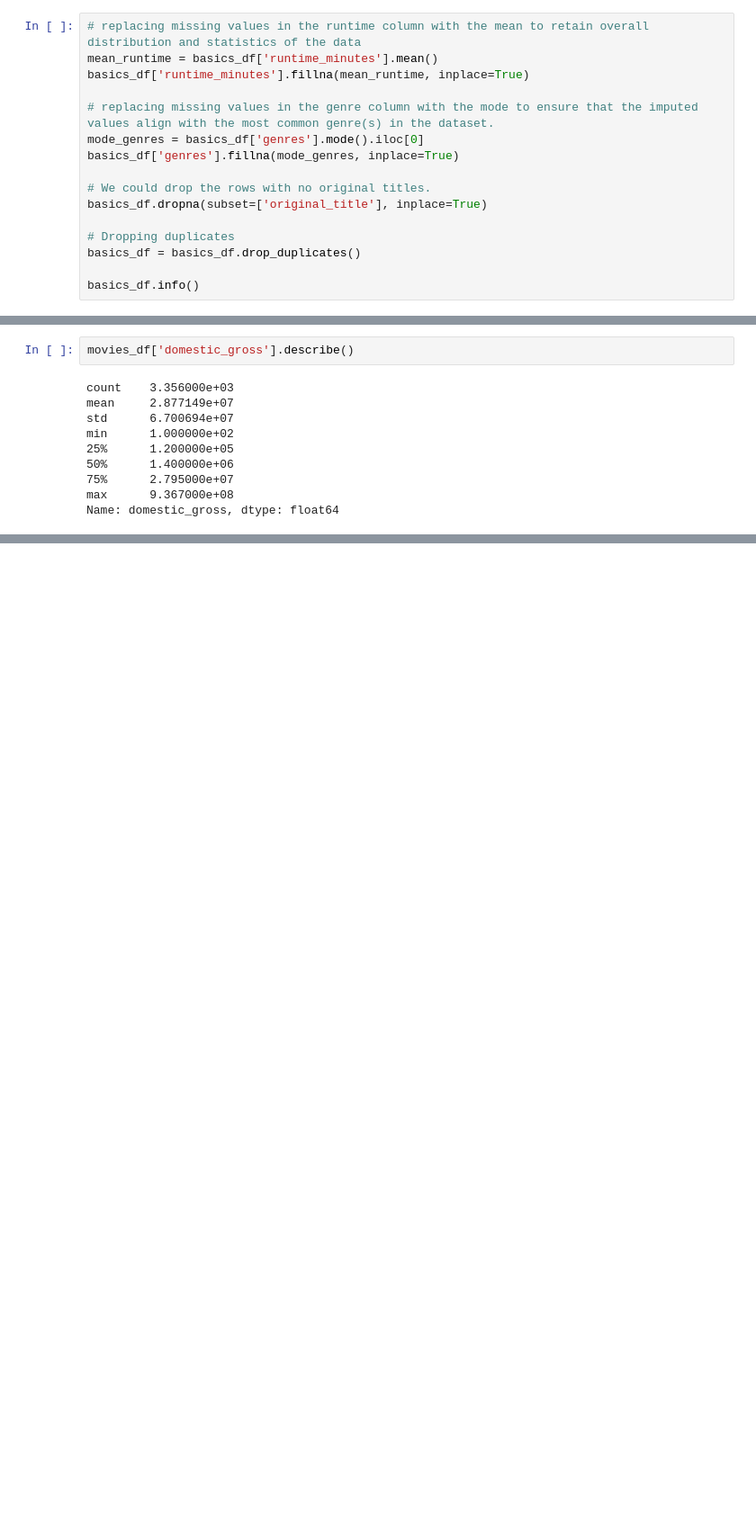
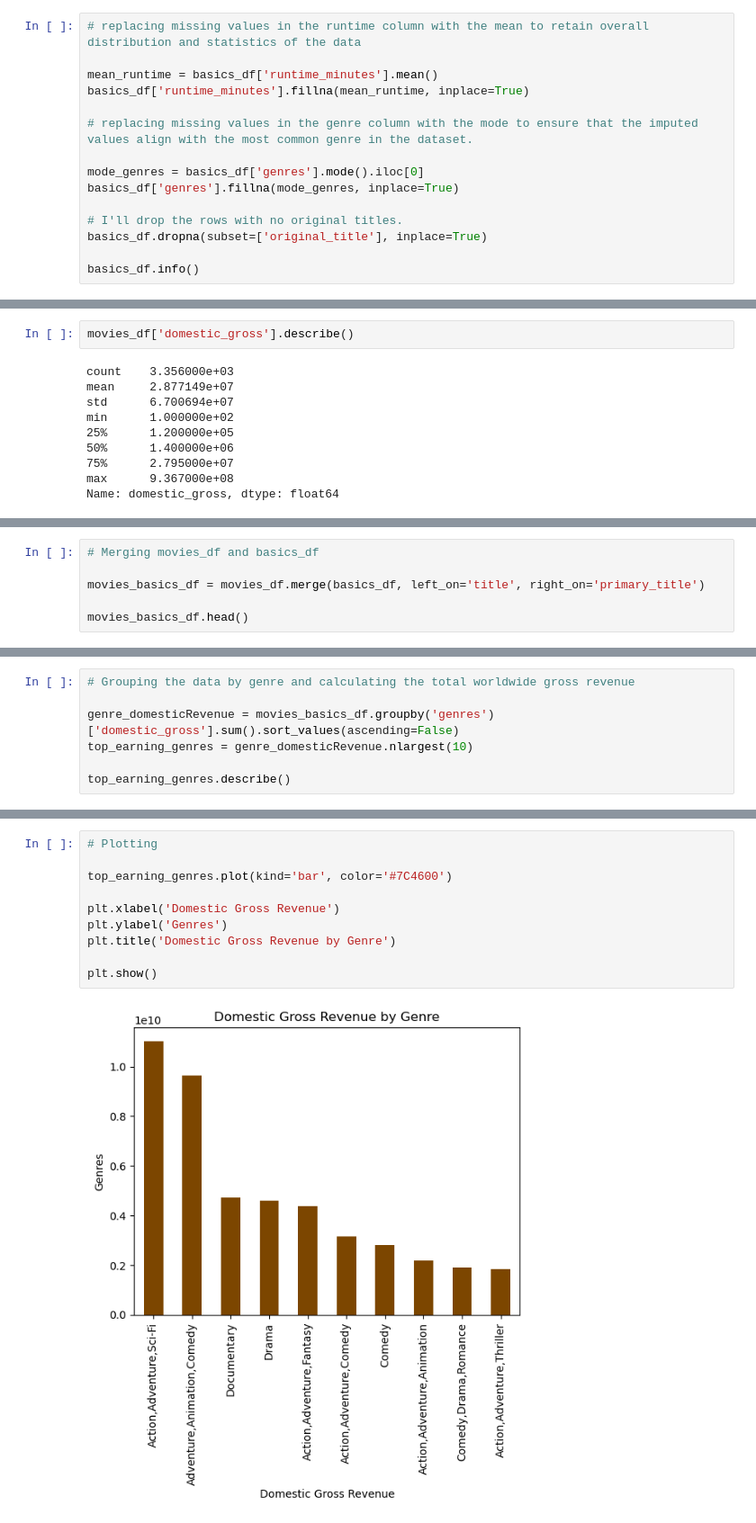
Before and after one commit to ItsjustWanjiru/Microsoft-Movie-Studio-Analysis, a Jupyter notebook: student.ipynb, the cells around one changed output, grey strips where cells are left out. Shown at 90% size. Cells and saved outputs as stored; diff of their text form; blank space fills up the shorter version.

```diff
--- a/student.ipynb
+++ b/student.ipynb
@@ -129,18 +178,17 @@ memory usage: 6.7+ MB
 # %%
 # replacing missing values in the runtime column with the mean to retain overall distribution and statistics of the data
+
 mean_runtime = basics_df['runtime_minutes'].mean()
 basics_df['runtime_minutes'].fillna(mean_runtime, inplace=True)
 
-# replacing missing values in the genre column with the mode to ensure that the imputed values align with the most common genre(s) in the dataset.
+# replacing missing values in the genre column with the mode to ensure that the imputed values align with the most common genre in the dataset.
+
 mode_genres = basics_df['genres'].mode().iloc[0]
 basics_df['genres'].fillna(mode_genres, inplace=True)
 
-# We could drop the rows with no original titles.
+# I'll drop the rows with no original titles.
 basics_df.dropna(subset=['original_title'], inplace=True)
 
-# Dropping duplicates
-basics_df = basics_df.drop_duplicates()
-
 basics_df.info()
 # %% [output]
 <class 'pandas.core.frame.DataFrame'>
@@ -559,0 +337,6 @@ plt.show()
+# %%
+# Merging movies_df and basics_df
+
+movies_basics_df = movies_df.merge(basics_df, left_on='title', right_on='primary_title')
+
+movies_basics_df.head()
@@ -559,0 +350,7 @@ plt.show()
+# %%
+# Grouping the data by genre and calculating the total worldwide gross revenue
+
+genre_domesticRevenue = movies_basics_df.groupby('genres')['domestic_gross'].sum().sort_values(ascending=False)
+top_earning_genres = genre_domesticRevenue.nlargest(10)
+
+top_earning_genres.describe()
@@ -559,0 +367,12 @@ plt.show()
+# %%
+# Plotting
+
+top_earning_genres.plot(kind='bar', color='#7C4600')
+
+plt.xlabel('Domestic Gross Revenue')
+plt.ylabel('Genres')
+plt.title('Domestic Gross Revenue by Genre')
+
+plt.show()
+# %% [output]
+[figure, added]
```
Also changed, not shown: parts of 93 cells of this notebook.
